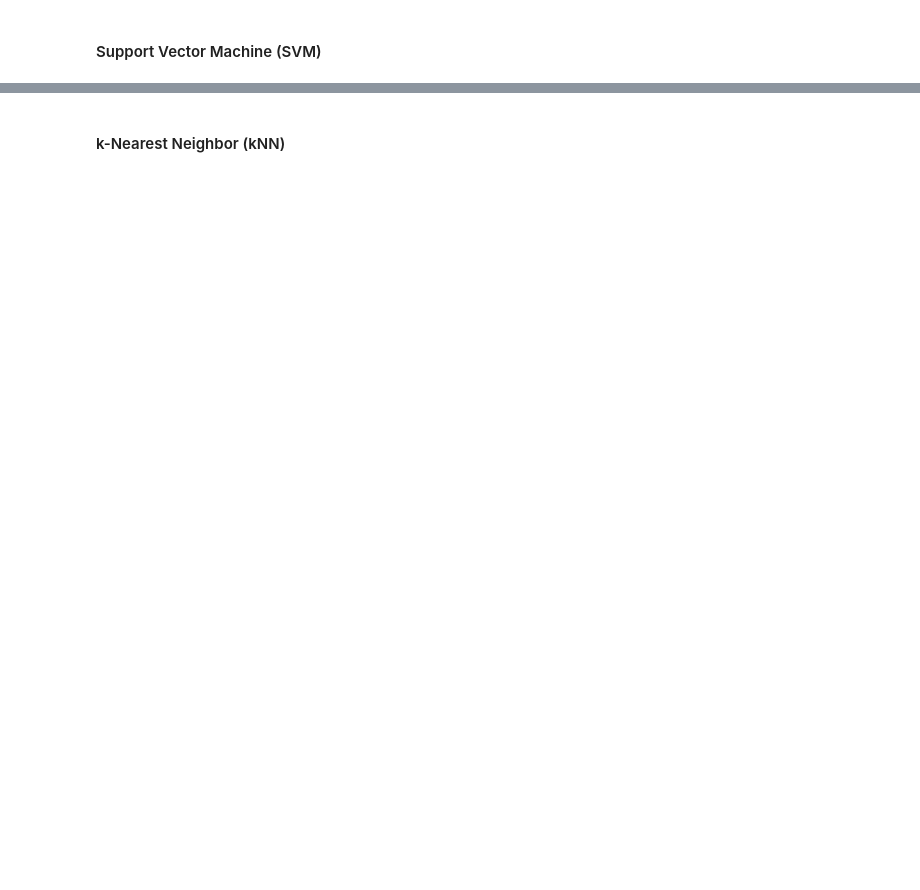
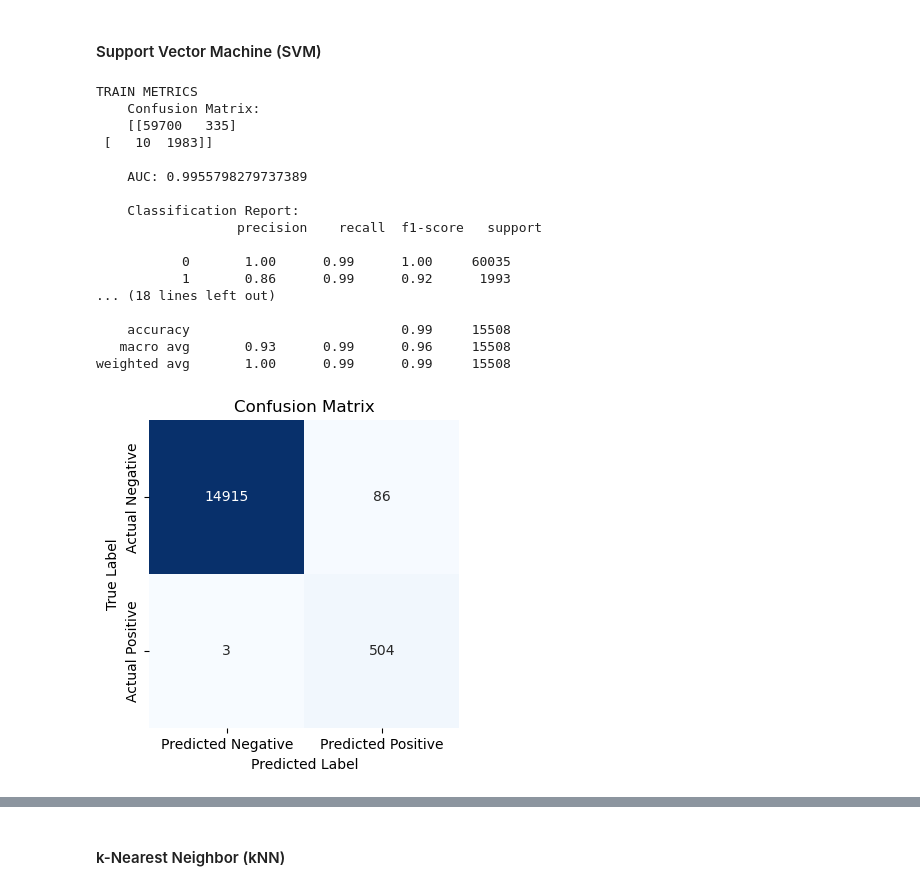
Before and after one commit to martabaker/ds_module_20_sup_learning, a Jupyter notebook: Starter_Code/credit_risk_hw.ipynb, the cells around one changed output, grey strips where cells are left out. Drawn from its saved outputs; the diff is of its cells as text; code cells hidden in the pictures; blank space fills up the shorter version.

```diff
--- a/Starter_Code/credit_risk_hw.ipynb
+++ b/Starter_Code/credit_risk_hw.ipynb
@@ -225,2 +388,27 @@ NameError: name 'accuracy' is not defined
 # %% [markdown]
 #### Support Vector Machine (SVM)
+# %%
+# Init the model
+svc = SVC(probability=True)
+
+# Do Machine Learning
+classModel(svc, X_train, X_test, y_train, y_test)
+# %% [output]
+TRAIN METRICS
+    Confusion Matrix:
+    [[59700   335]
+ [   10  1983]]
+
+    AUC: 0.9955798279737389
+
+    Classification Report:
+                  precision    recall  f1-score   support
+
+           0       1.00      0.99      1.00     60035
+           1       0.86      0.99      0.92      1993
+... (18 lines left out)
+
+    accuracy                           0.99     15508
+   macro avg       0.93      0.99      0.96     15508
+weighted avg       1.00      0.99      0.99     15508
+[figure, added]
```
Also changed, not shown: parts of 15 cells of this notebook.
